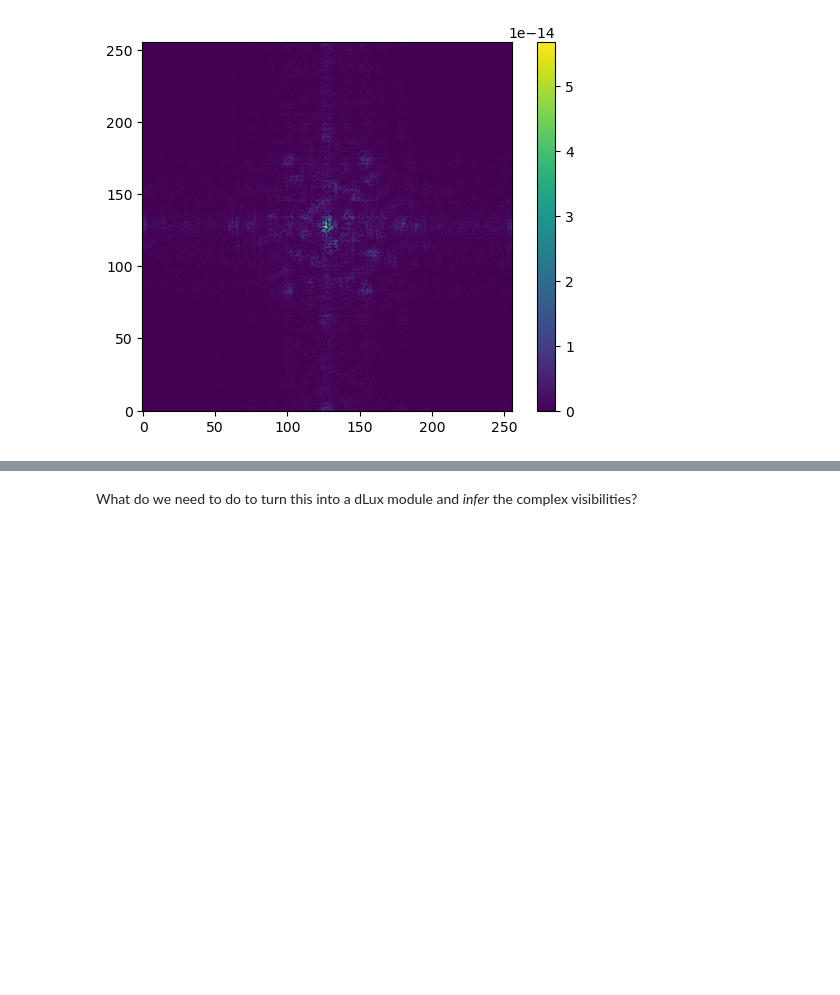
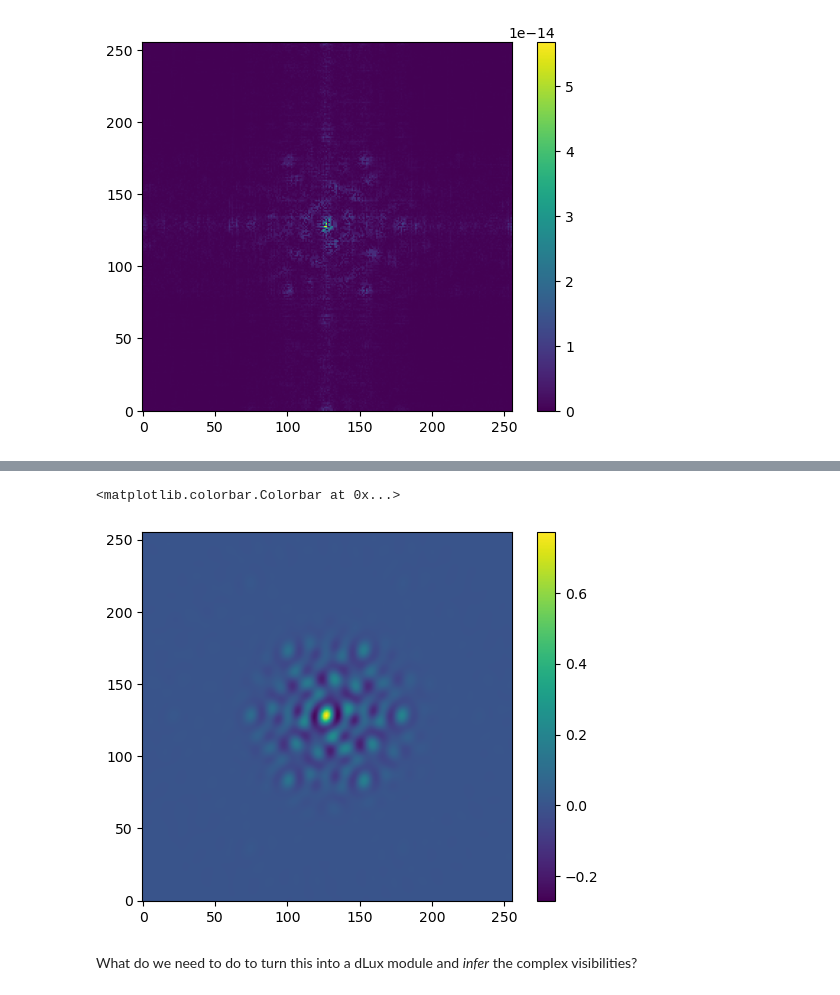
Before and after one commit to benjaminpope/ami, a Jupyter notebook: notebooks/dlux_with_splodges.ipynb, the cells around one changed output, grey strips where cells are left out. Drawn from its saved outputs; the diff is of its cells as text; code cells hidden in the pictures; blank space fills up the shorter version.

```diff
--- a/notebooks/dlux_with_splodges.ipynb
+++ b/notebooks/dlux_with_splodges.ipynb
@@ -362,2 +362,8 @@ fig.colorbar(c2, label='Flux [phot/pix]')
+# %%
+plt.imshow(((oversampled_psf-blurred_psf)))
+plt.colorbar()
+# %% [output]
+<matplotlib.colorbar.Colorbar at 0x...>
+[figure, added]
 # %% [markdown]
 What do we need to do to turn this into a dLux module and *infer* the complex visibilities?
```
Also changed, not shown: parts of 2 cells of this notebook.
